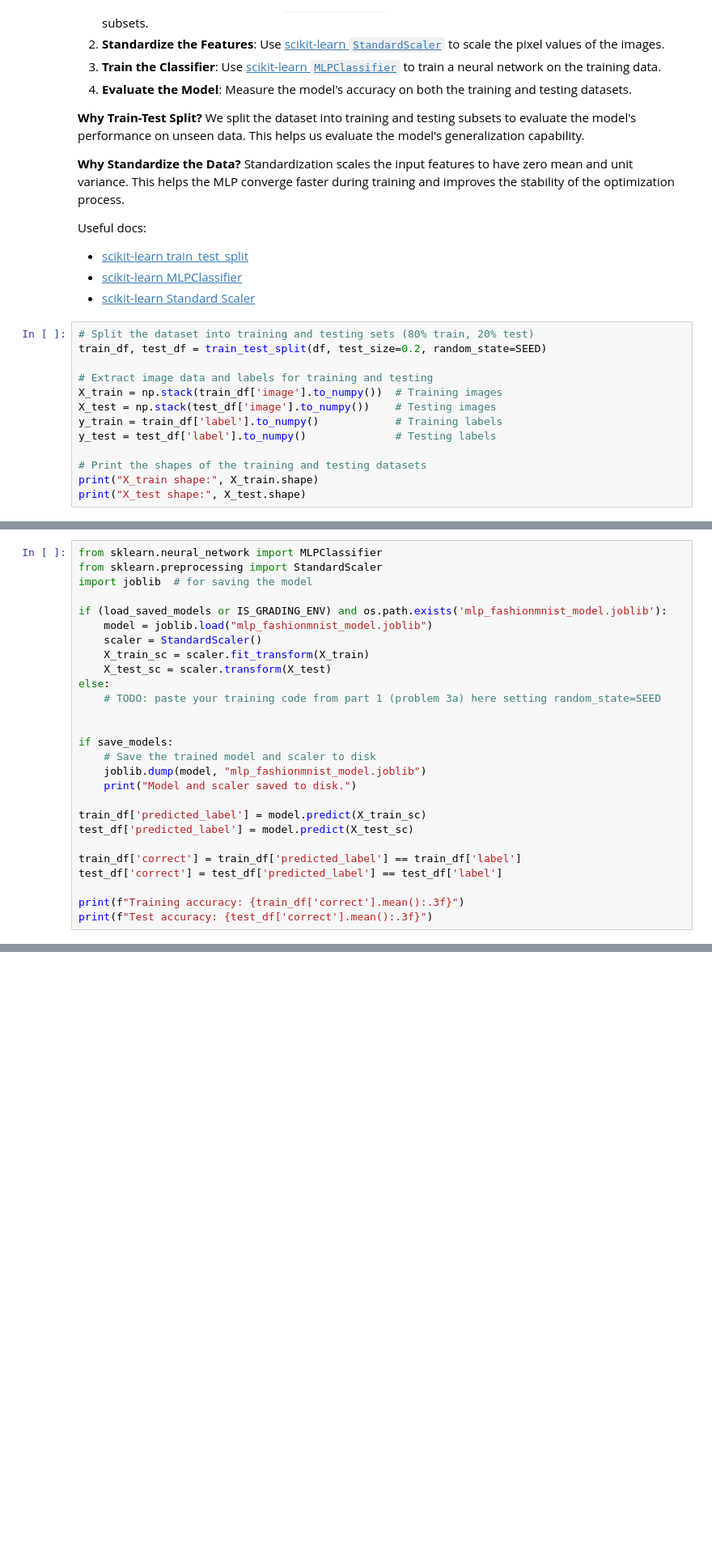
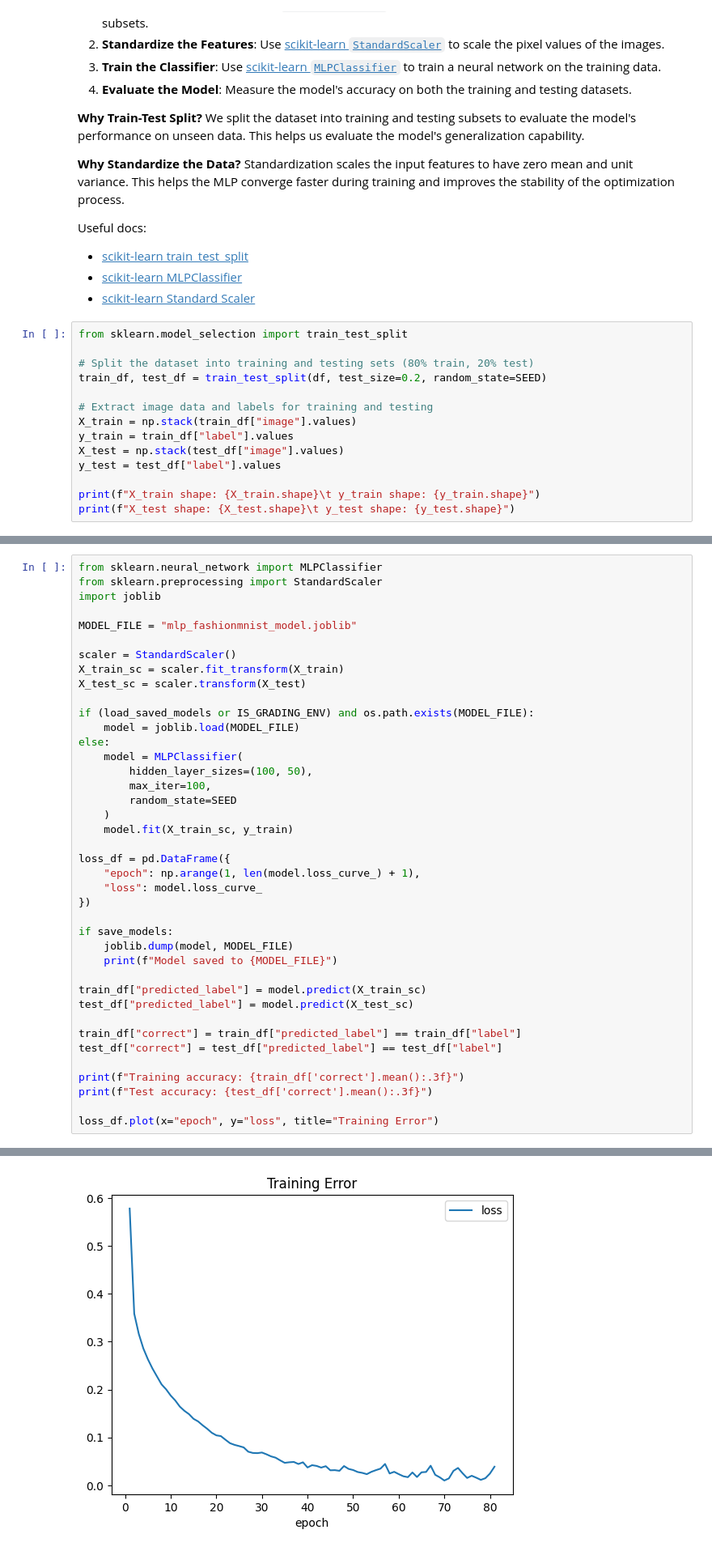
Before and after one commit to shaneyale2005/cs189, a Jupyter notebook: homework/hw1/code/fashion-pt-2.ipynb, the cells around one changed output, grey strips where cells are left out. Shown at 81% size. Cells and saved outputs as stored; diff of their text form; blank space fills up the shorter version.

```diff
--- a/homework/hw1/code/fashion-pt-2.ipynb
+++ b/homework/hw1/code/fashion-pt-2.ipynb
@@ -289,15 +310,16 @@ Useful docs:
 * [scikit-learn MLPClassifier](https://scikit-learn.org/stable/modules/generated/sklearn.neural_network.MLPClassifier.html)
 * [scikit-learn Standard Scaler](https://scikit-learn.org/stable/modules/generated/sklearn.preprocessing.StandardScaler.html)
 # %%
+from sklearn.model_selection import train_test_split
+
 # Split the dataset into training and testing sets (80% train, 20% test)
 train_df, test_df = train_test_split(df, test_size=0.2, random_state=SEED)
 
 # Extract image data and labels for training and testing
-X_train = np.stack(train_df['image'].to_numpy())  # Training images
-X_test = np.stack(test_df['image'].to_numpy())    # Testing images
-y_train = train_df['label'].to_numpy()            # Training labels
-y_test = test_df['label'].to_numpy()              # Testing labels
+X_train = np.stack(train_df["image"].values)
+y_train = train_df["label"].values
+X_test = np.stack(test_df["image"].values)
+y_test = test_df["label"].values
 
-# Print the shapes of the training and testing datasets
-print("X_train shape:", X_train.shape)
-print("X_test shape:", X_test.shape)
+print(f"X_train shape: {X_train.shape}\t y_train shape: {y_train.shape}")
+print(f"X_test shape: {X_test.shape}\t y_test shape: {y_test.shape}")
@@ -304,27 +329,41 @@ print("X_test shape:", X_test.shape)
 # %%
 from sklearn.neural_network import MLPClassifier
 from sklearn.preprocessing import StandardScaler
-import joblib  # for saving the model
+import joblib
 
-if (load_saved_models or IS_GRADING_ENV) and os.path.exists('mlp_fashionmnist_model.joblib'):
-    model = joblib.load("mlp_fashionmnist_model.joblib")
-    scaler = StandardScaler()
-    X_train_sc = scaler.fit_transform(X_train)
-    X_test_sc = scaler.transform(X_test)
+MODEL_FILE = "mlp_fashionmnist_model.joblib"
+
+scaler = StandardScaler()
+X_train_sc = scaler.fit_transform(X_train)
+X_test_sc = scaler.transform(X_test)
+
+if (load_saved_models or IS_GRADING_ENV) and os.path.exists(MODEL_FILE):
+    model = joblib.load(MODEL_FILE)
 else:
-    # TODO: paste your training code from part 1 (problem 3a) here setting random_state=SEED
+    model = MLPClassifier(
+        hidden_layer_sizes=(100, 50),
+        max_iter=100,
+        random_state=SEED
+    )
+    model.fit(X_train_sc, y_train)
 
+loss_df = pd.DataFrame({
+    "epoch": np.arange(1, len(model.loss_curve_) + 1),
+    "loss": model.loss_curve_
+})
 
 if save_models:
-    # Save the trained model and scaler to disk
-    joblib.dump(model, "mlp_fashionmnist_model.joblib")
-    print("Model and scaler saved to disk.")
+    joblib.dump(model, MODEL_FILE)
+    print(f"Model saved to {MODEL_FILE}")
 
-train_df['predicted_label'] = model.predict(X_train_sc)
-test_df['predicted_label'] = model.predict(X_test_sc)
+train_df["predicted_label"] = model.predict(X_train_sc)
+test_df["predicted_label"] = model.predict(X_test_sc)
 
-train_df['correct'] = train_df['predicted_label'] == train_df['label']
-test_df['correct'] = test_df['predicted_label'] == test_df['label']
+train_df["correct"] = train_df["predicted_label"] == train_df["label"]
+test_df["correct"] = test_df["predicted_label"] == test_df["label"]
 
 print(f"Training accuracy: {train_df['correct'].mean():.3f}")
 print(f"Test accuracy: {test_df['correct'].mean():.3f}")
+
+loss_df.plot(x="epoch", y="loss", title="Training Error")
+# %% [output]
@@ -331,3 +374,4 @@ print(f"Test accuracy: {test_df['correct'].mean():.3f}")
+[figure, added]
 # %% [markdown]
 ## Problem 5: Regression Analysis
 
```
Also changed, not shown: parts of 8 cells of this notebook, 1 other file.
